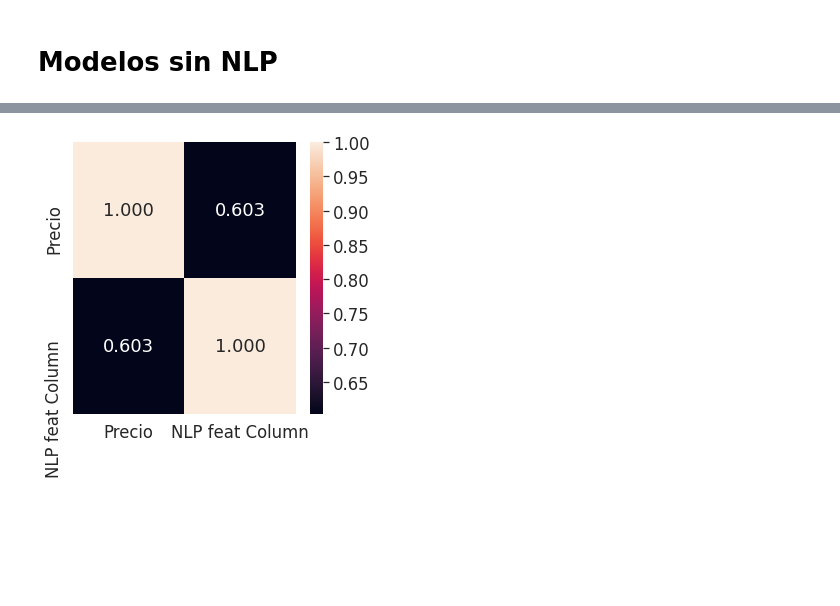
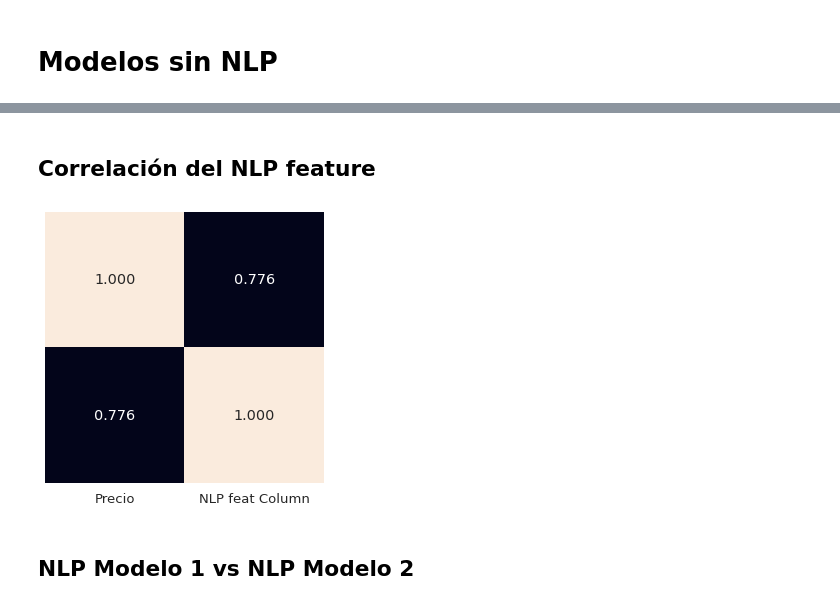
Before and after one commit to ToOrtner/Data-Analysis-properties, a Jupyter notebook: metnum-tp3-2020-1c/notebooks/exps.ipynb, the cells around one changed output, grey strips where cells are left out. Drawn from its saved outputs; the diff is of its cells as text; code cells hidden in the pictures; blank space fills up the shorter version.

```diff
--- a/metnum-tp3-2020-1c/notebooks/exps.ipynb
+++ b/metnum-tp3-2020-1c/notebooks/exps.ipynb
@@ -105,13 +142,18 @@ Además de esto, agregamos un feature llamado **mejor ciudad**, el cual compara
+# %% [markdown]
+## Correlación del NLP feature
 # %%
-cm = np.corrcoef(nlpModel.df[['precio', 'nlp_feat_column']].dropna().values.T) **2
-sns.set(font_scale=1.5)
+cm = np.corrcoef(nlpModel.df[['precio', 'nlp_feat_column']].dropna().values.T)
+sns.set(font_scale=1.2)
 fig, ax = plt.subplots(figsize=(5,5))
 hm = sns.heatmap(cm,
                 annot=True,
+                cbar=False,
                 fmt='.3f',
-                yticklabels=['Precio', 'NLP feat Column'],
+                yticklabels=['', ''],
                 xticklabels=['Precio', 'NLP feat Column'],
                 ax=ax)
 plt.savefig('../../Images/nlp_correlacion_precios.png')
 # %% [output]
-[figure, old version]
+[figure, new version]
+# %% [markdown]
+## NLP Modelo 1 vs NLP Modelo 2
```
Also changed, not shown: parts of 14 cells of this notebook, 2 other files.
